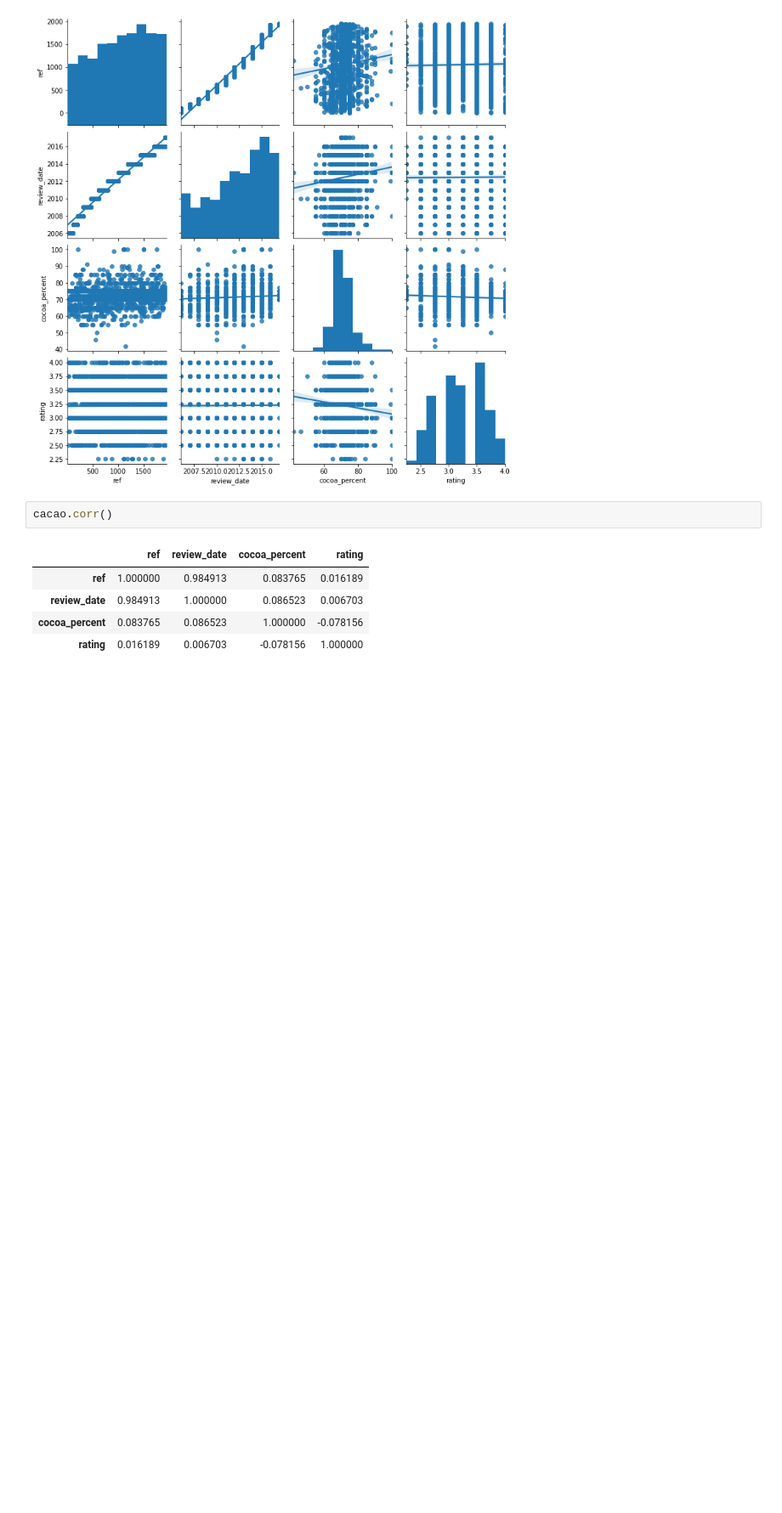
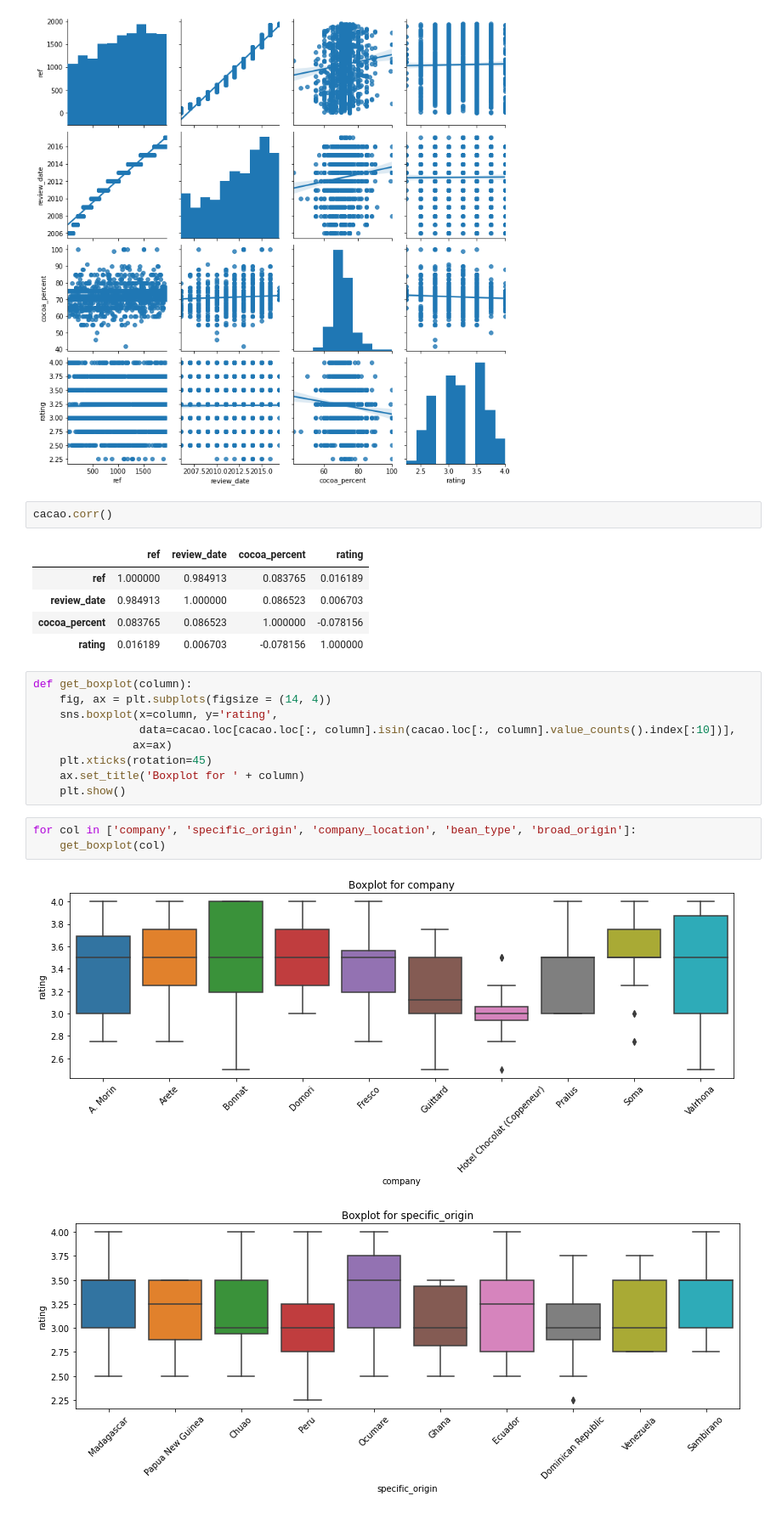
Before and after one commit to kmaestro/cacao_flavors, a Jupyter notebook: main.ipynb, the cells around one changed output. Shown at 85% size. Cells and saved outputs as stored; diff of their text form; blank space fills up the shorter version.

```diff
--- a/main.ipynb
+++ b/main.ipynb
@@ -424,3 +424,18 @@ cacao.corr()
 | review_date | 0.984913 | 1.000000 | 0.086523 | 0.006703 |
 | cocoa_percent | 0.083765 | 0.086523 | 1.000000 | -0.078156 |
 | rating | 0.016189 | 0.006703 | -0.078156 | 1.000000 |
+# %%
+def get_boxplot(column):
+    fig, ax = plt.subplots(figsize = (14, 4))
+    sns.boxplot(x=column, y='rating',
+                data=cacao.loc[cacao.loc[:, column].isin(cacao.loc[:, column].value_counts().index[:10])],
+               ax=ax)
+    plt.xticks(rotation=45)
+    ax.set_title('Boxplot for ' + column)
+    plt.show()
+# %%
+for col in ['company', 'specific_origin', 'company_location', 'bean_type', 'broad_origin']:
+    get_boxplot(col)
+# %% [output]
+[figure, added]
+[figure, added]
```
Also changed, not shown: parts of 4 cells of this notebook.
